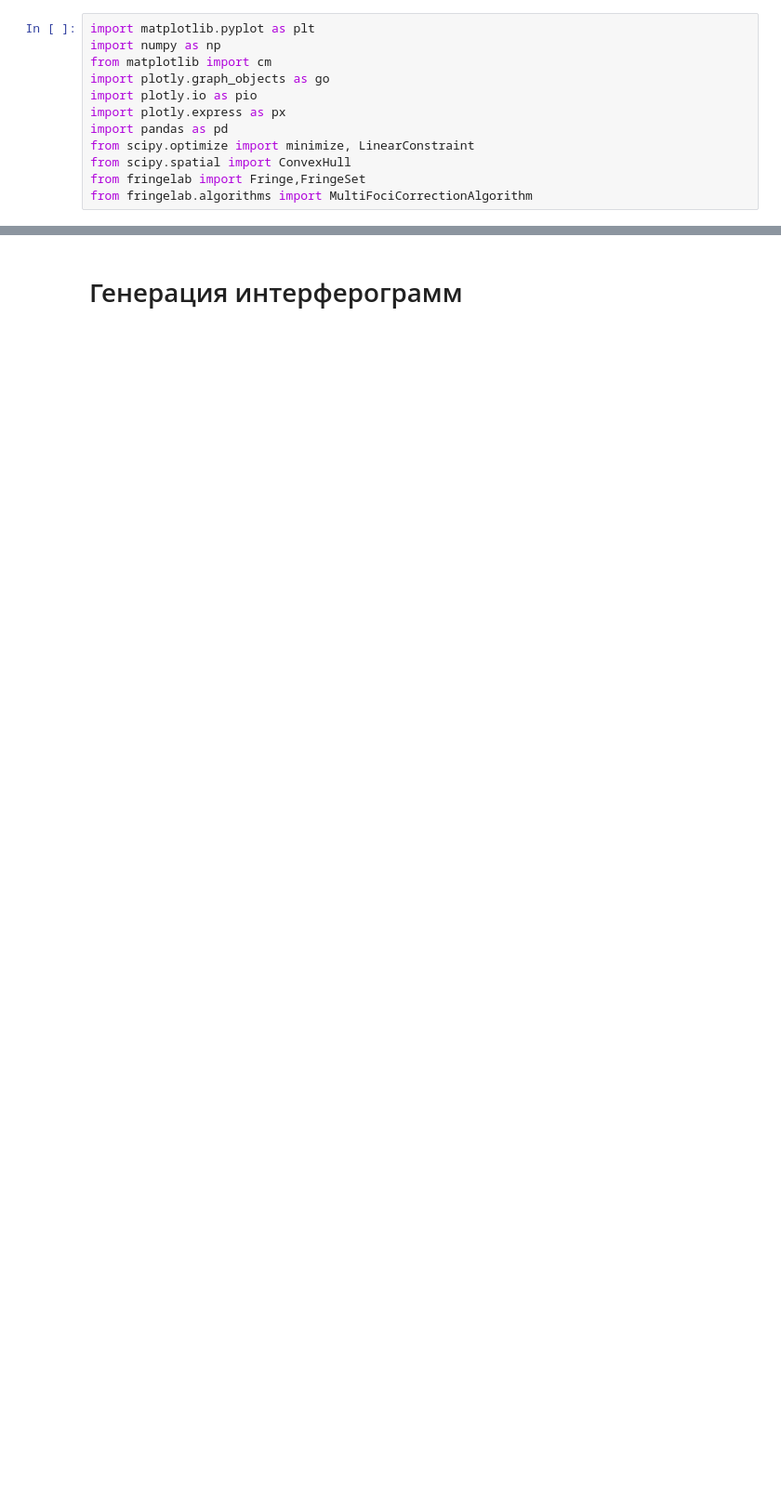
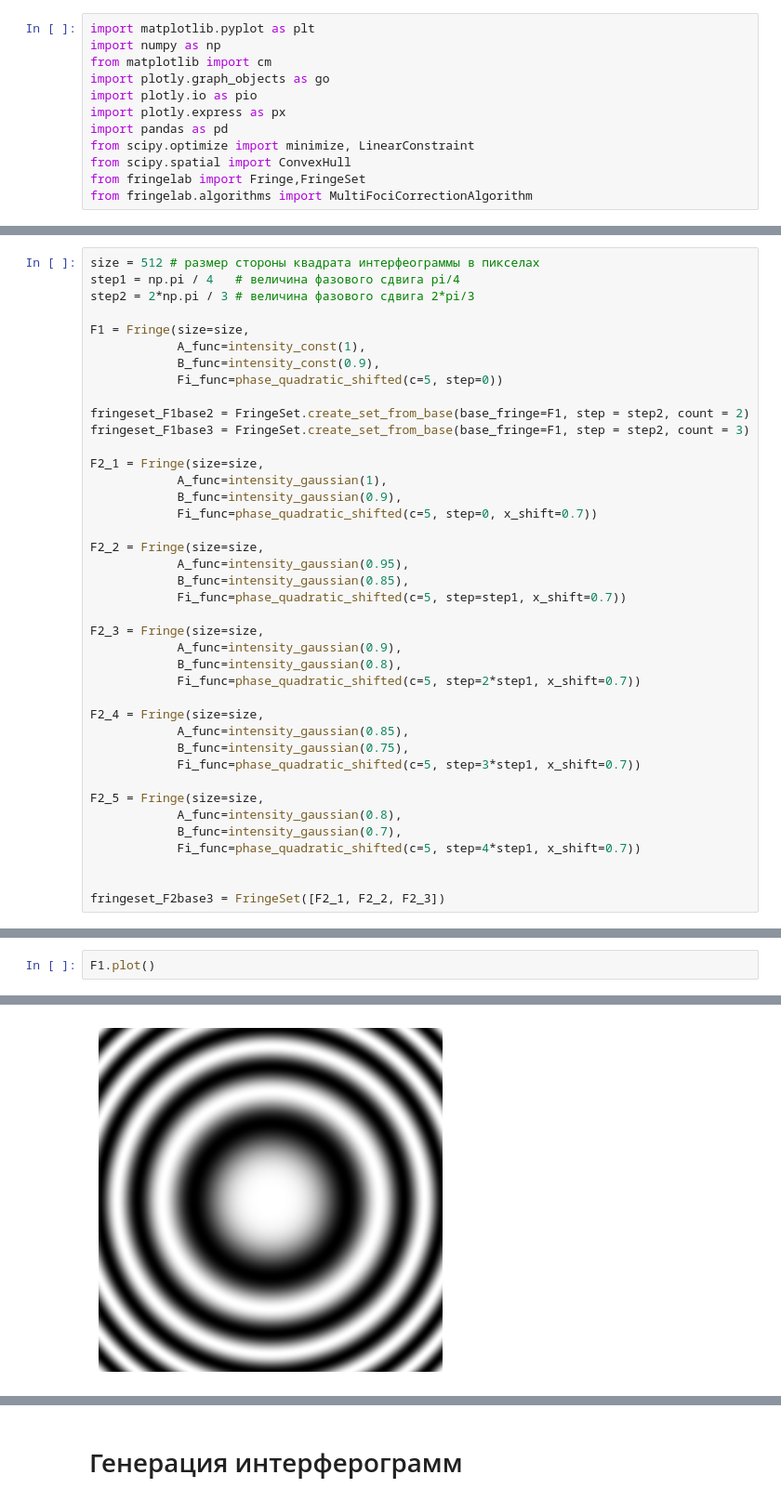
Before and after one commit to eg-kazakov/fringelab-dev, a Jupyter notebook: notebooks/Fringe generation.ipynb, the cells around one changed output, grey strips where cells are left out. Shown: that part at 93% size. Drawn from its saved outputs; the diff is of its cells as text; blank space fills up the shorter version.

```diff
--- a/notebooks/Fringe generation.ipynb
+++ b/notebooks/Fringe generation.ipynb
@@ -14,0 +34,40 @@ from fringelab.algorithms import MultiFociCorrectionAlgorithm
+# %%
+size = 512 # размер стороны квадрата интерфеограммы в пикселах
+step1 = np.pi / 4   # величина фазового сдвига pi/4
+step2 = 2*np.pi / 3 # величина фазового сдвига 2*pi/3
+
+F1 = Fringe(size=size,
+            A_func=intensity_const(1),
+            B_func=intensity_const(0.9),
+            Fi_func=phase_quadratic_shifted(c=5, step=0))
+
+fringeset_F1base2 = FringeSet.create_set_from_base(base_fringe=F1, step = step2, count = 2)
+fringeset_F1base3 = FringeSet.create_set_from_base(base_fringe=F1, step = step2, count = 3)
+
+F2_1 = Fringe(size=size,
+            A_func=intensity_gaussian(1),
+            B_func=intensity_gaussian(0.9),
+            Fi_func=phase_quadratic_shifted(c=5, step=0, x_shift=0.7))
+
+F2_2 = Fringe(size=size,
+            A_func=intensity_gaussian(0.95),
+            B_func=intensity_gaussian(0.85),
+            Fi_func=phase_quadratic_shifted(c=5, step=step1, x_shift=0.7))
+
+F2_3 = Fringe(size=size,
+            A_func=intensity_gaussian(0.9),
+            B_func=intensity_gaussian(0.8),
+            Fi_func=phase_quadratic_shifted(c=5, step=2*step1, x_shift=0.7))
+
+F2_4 = Fringe(size=size,
+            A_func=intensity_gaussian(0.85),
+            B_func=intensity_gaussian(0.75),
+            Fi_func=phase_quadratic_shifted(c=5, step=3*step1, x_shift=0.7))
+
+F2_5 = Fringe(size=size,
+            A_func=intensity_gaussian(0.8),
+            B_func=intensity_gaussian(0.7),
+            Fi_func=phase_quadratic_shifted(c=5, step=4*step1, x_shift=0.7))
+
+
+fringeset_F2base3 = FringeSet([F2_1, F2_2, F2_3])
@@ -14,0 +76,3 @@ from fringelab.algorithms import MultiFociCorrectionAlgorithm
+# %%
+F1.plot()
+# %% [output]
@@ -14,0 +80 @@ from fringelab.algorithms import MultiFociCorrectionAlgorithm
+[figure, added]
```
Also changed, not shown: parts of 32 cells of this notebook, 9 other files.
